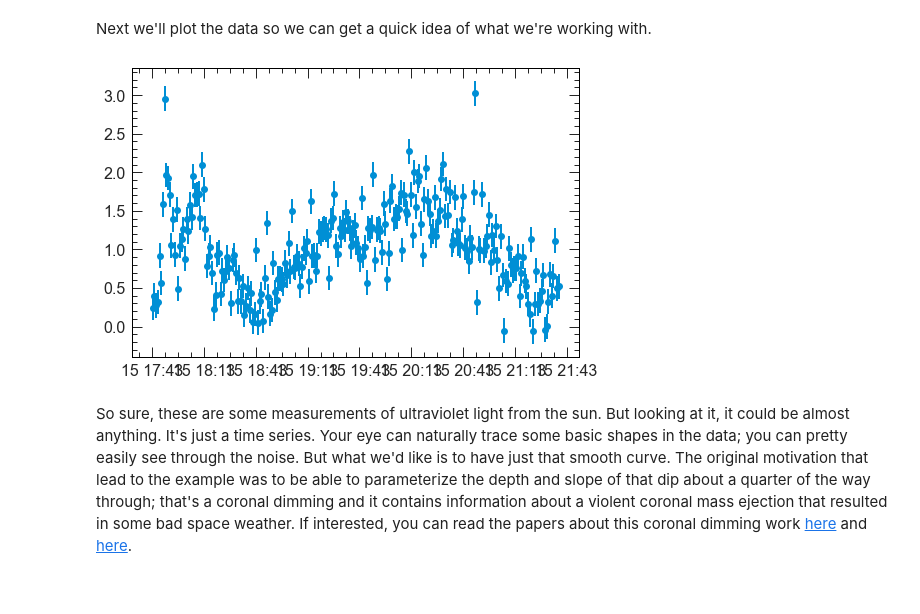
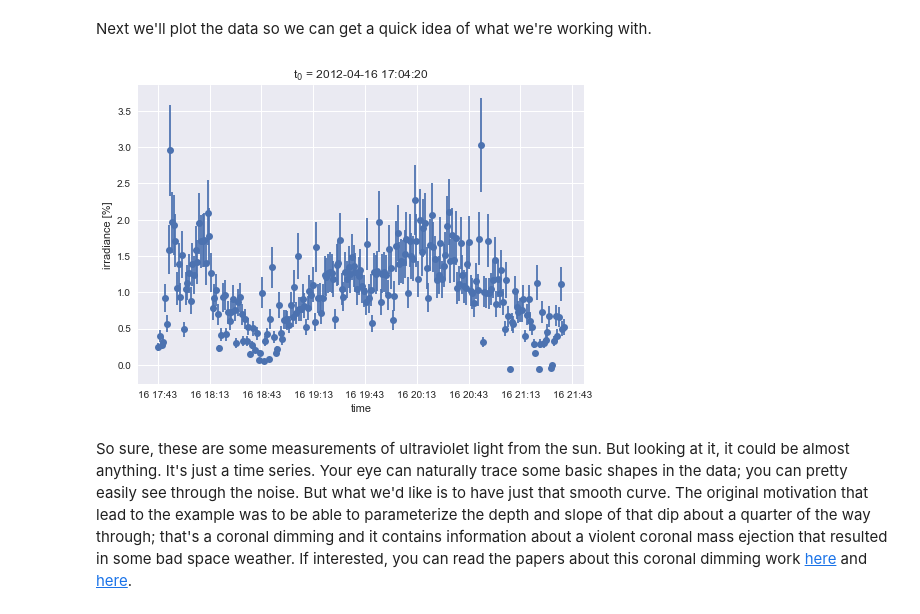
Before and after one commit to HelioML/HelioML, a Jupyter notebook: notebooks/01/1/example_fitting_time_series.ipynb, the cells around one changed output. Drawn from its saved outputs; the diff is of its cells as text; code cells hidden in the pictures.

```diff
--- a/notebooks/01/1/example_fitting_time_series.ipynb
+++ b/notebooks/01/1/example_fitting_time_series.ipynb
@@ -42,10 +44,12 @@ NameError: name 'readsav' is not defined
 # %% [markdown]
 Next we'll plot the data so we can get a quick idea of what we're working with.
-# %%
-# prototype only: just taking a look at the data
-light_curve_dif.plot(light_curve_df.index, light_curve_df['irradiance'], yerr=light_curve_df['uncertainty'], fmt='o');
-# %% [output]
-[figure, removed]
+# %%
+plt.errorbar(x=light_curve_df.index, y=light_curve_df['irradiance'], yerr=light_curve_df['uncertainty'], fmt='o')
+plt.title("t$_0$ = " + datetimeindex_to_human(light_curve_df.index)[0])
+plt.xlabel('time')
+plt.ylabel('irradiance [%]');
+# %% [output]
+[figure, added]
 # %% [markdown]
 So sure, these are some measurements of ultraviolet light from the sun. But looking at it, it could be almost anything. It's just a time series. Your eye can naturally trace some basic shapes in the data; you can pretty easily see through the noise. But what we'd like is to have just that smooth curve. The original motivation that lead to the example was to be able to parameterize the depth and slope of that dip about a quarter of the way through; that's a coronal dimming and it contains information about a violent coronal mass ejection that resulted in some bad space weather. If interested, you can read the papers about this coronal dimming work [here](https://ui.adsabs.harvard.edu/#abs/2016SPD....4740402M/abstract) and [here](https://ui.adsabs.harvard.edu/#abs/2014ApJ...789...61M/abstract).
 # %% [markdown]
```
Also changed, not shown: parts of 10 cells of this notebook, 14 other files.
